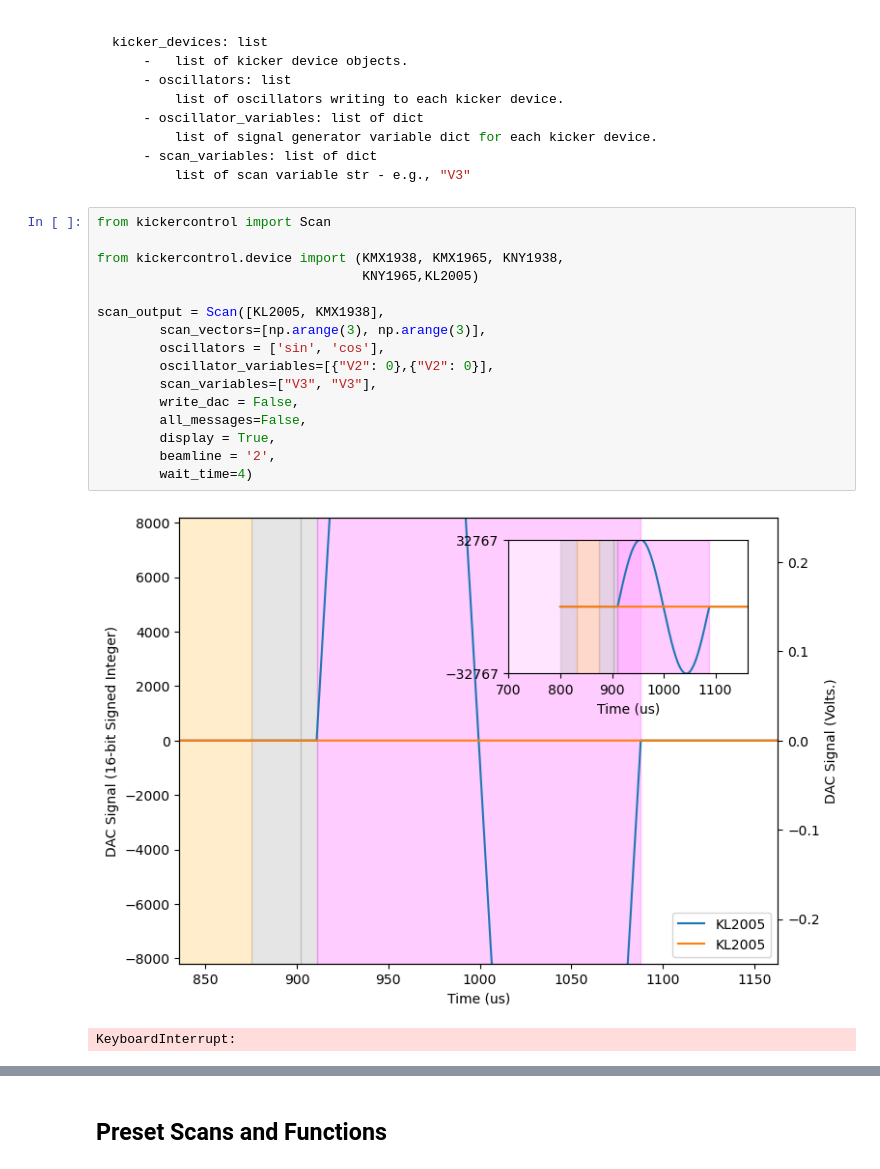
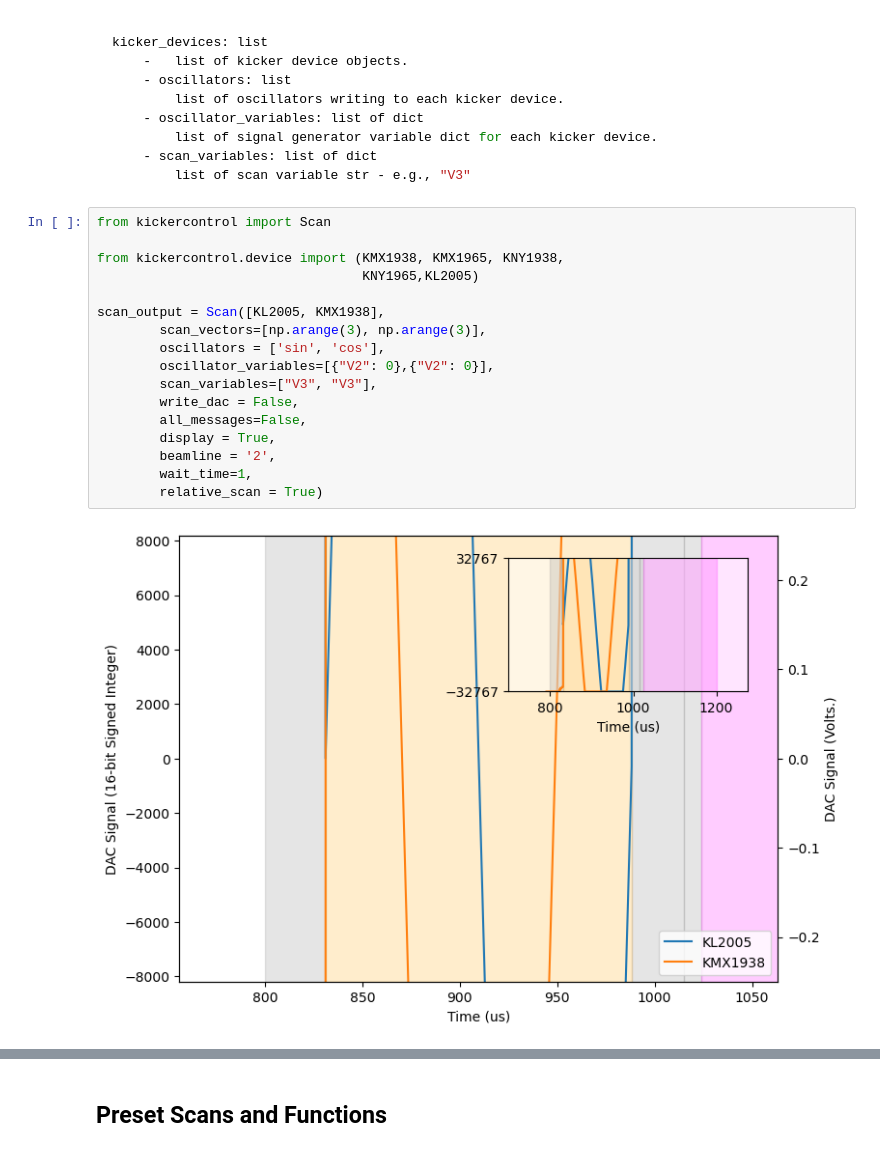
Before and after one commit to twguest/XSynth, a Jupyter notebook: docs/outline.ipynb, the cells around one changed output, grey strips where cells are left out. Saved outputs shown, nothing was run; the diff lists cells and outputs as text.

```diff
--- a/docs/outline.ipynb
+++ b/docs/outline.ipynb
@@ -201,19 +201,19 @@ kicker_devices: list
 # %%
 from kickercontrol import Scan
 
 from kickercontrol.device import (KMX1938, KMX1965, KNY1938,
                                   KNY1965,KL2005)
 
 scan_output = Scan([KL2005, KMX1938],
         scan_vectors=[np.arange(3), np.arange(3)],
         oscillators = ['sin', 'cos'],
         oscillator_variables=[{"V2": 0},{"V2": 0}],
         scan_variables=["V3", "V3"],
         write_dac = False,
         all_messages=False,
         display = True,
         beamline = '2',
-        wait_time=4)
+        wait_time=1,
+        relative_scan = True)
 # %% [output]
-[figure, old version]
+[figure, new version]
-KeyboardInterrupt:
```
Also changed, not shown: parts of 10 cells of this notebook, 6 other files.
